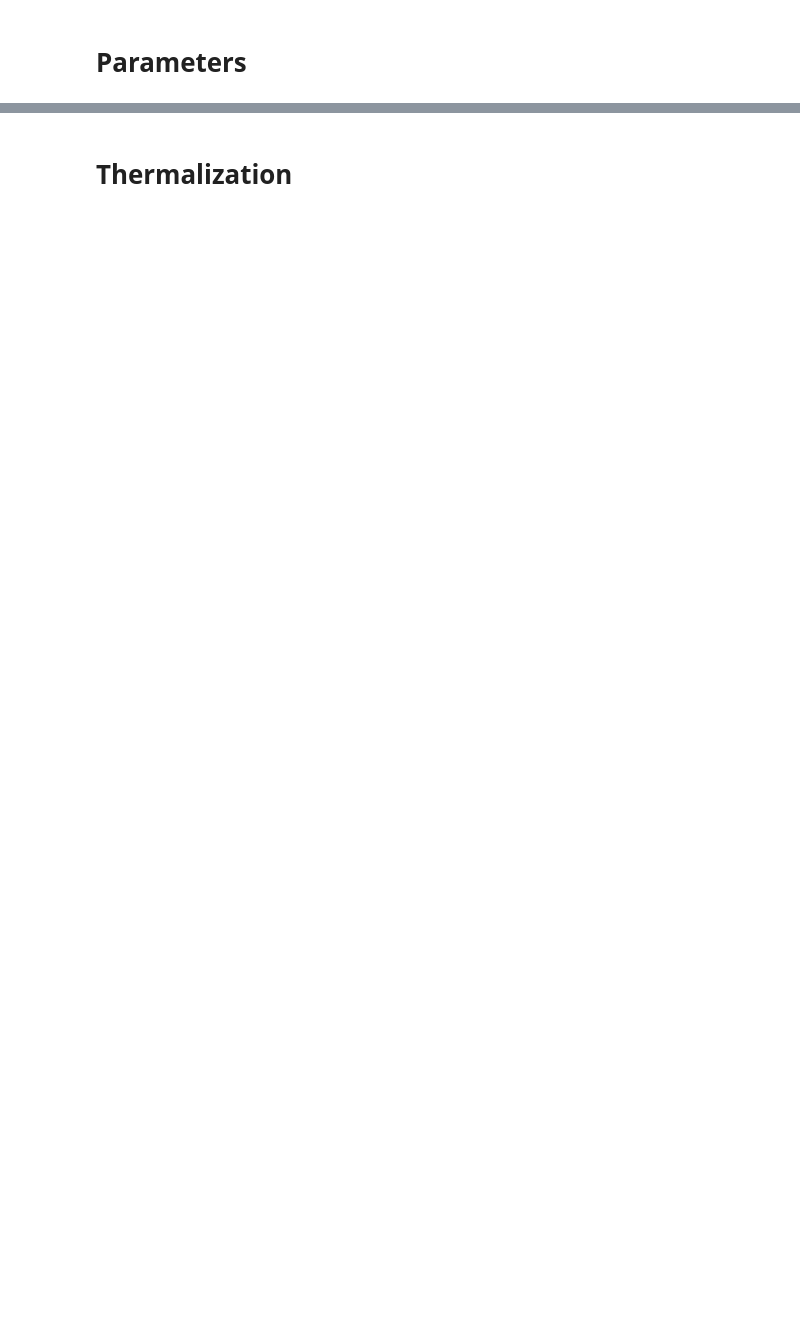
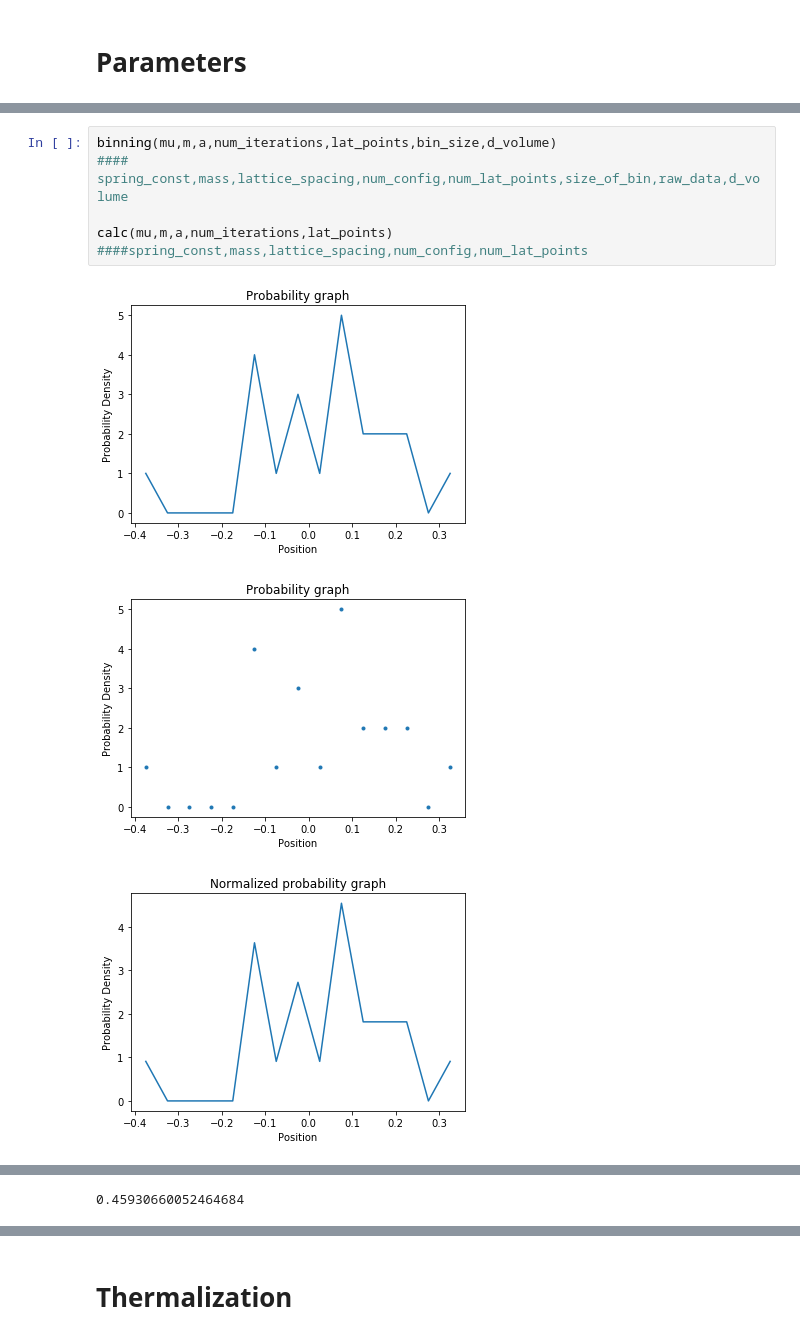
Before and after one commit to willrobs/ph353a3, a Jupyter notebook: Metropolis Algorithm.ipynb, the cells around one changed output, grey strips where cells are left out. Cells and saved outputs as stored; diff of their text form; blank space fills up the shorter version.

```diff
--- a/Metropolis Algorithm.ipynb
+++ b/Metropolis Algorithm.ipynb
@@ -320,0 +384,9 @@ calc(mu,m,a,num_iterations,lat_points) ####spring_const,mass,lattice_spacing,num
+# %%
+binning(mu,m,a,num_iterations,lat_points,bin_size,d_volume)
+#### spring_const,mass,lattice_spacing,num_config,num_lat_points,size_of_bin,raw_data,d_volume
+
+calc(mu,m,a,num_iterations,lat_points) ####spring_const,mass,lattice_spacing,num_config,num_lat_points
+# %% [output]
+[figure, added]
+[figure, added]
+[figure, added]
@@ -320,0 +394 @@ calc(mu,m,a,num_iterations,lat_points) ####spring_const,mass,lattice_spacing,num
+0.45930660052464684
```
Also changed, not shown: parts of 10 cells of this notebook.
